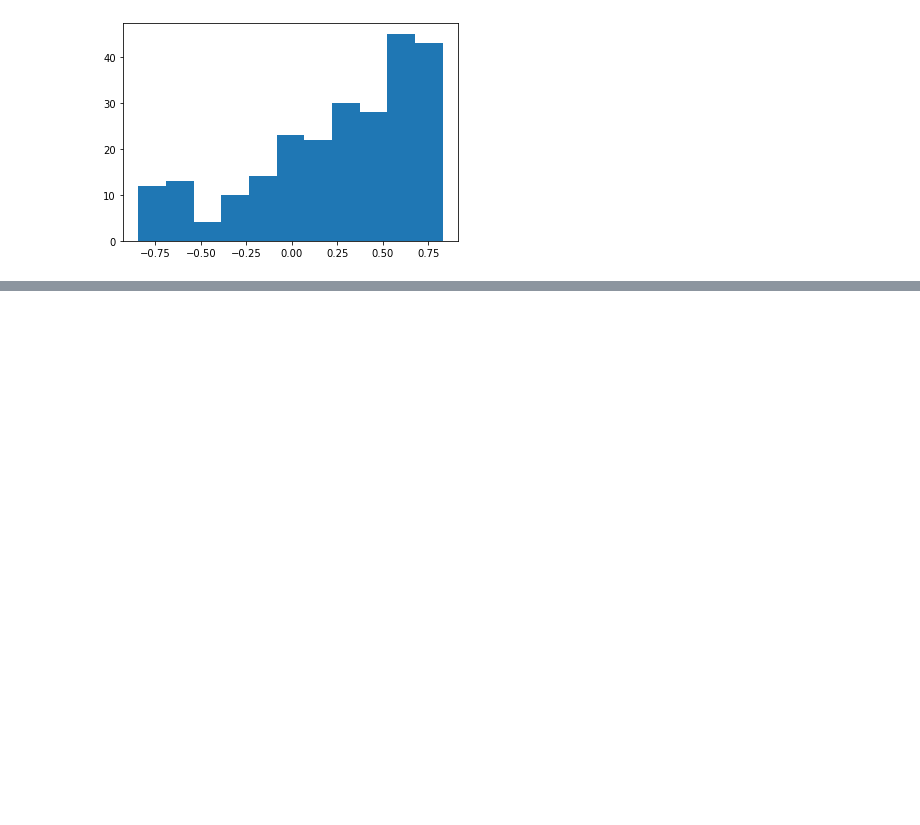
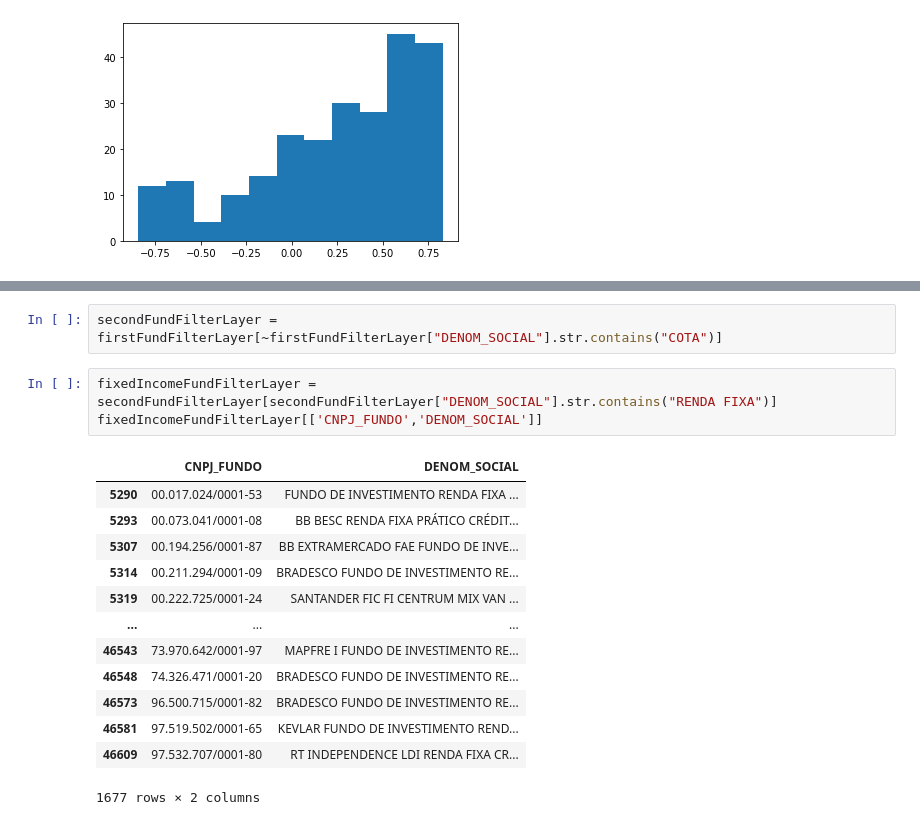
Before and after one commit to rafaelimai/ibmdscapstone, a Jupyter notebook: Capstone Work.ipynb, the cells around one changed output, grey strips where cells are left out. Cells and saved outputs as stored; diff of their text form; blank space fills up the shorter version.

```diff
--- a/Capstone Work.ipynb
+++ b/Capstone Work.ipynb
@@ -140,0 +144,19 @@ plt.hist(insightsIhfa[[1]], bins=11)
+# %%
+secondFundFilterLayer = firstFundFilterLayer[~firstFundFilterLayer["DENOM_SOCIAL"].str.contains("COTA")]
+# %%
+fixedIncomeFundFilterLayer = secondFundFilterLayer[secondFundFilterLayer["DENOM_SOCIAL"].str.contains("RENDA FIXA")]
+fixedIncomeFundFilterLayer[['CNPJ_FUNDO','DENOM_SOCIAL']]
+# %% [output]
+|  | CNPJ_FUNDO | DENOM_SOCIAL |
+| 5290 | 00.017.024/0001-53 | FUNDO DE INVESTIMENTO RENDA FIXA ... |
+| 5293 | 00.073.041/0001-08 | BB BESC RENDA FIXA PRÁTICO CRÉDIT... |
+| 5307 | 00.194.256/0001-87 | BB EXTRAMERCADO FAE FUNDO DE INVE... |
+| 5314 | 00.211.294/0001-09 | BRADESCO FUNDO DE INVESTIMENTO RE... |
+| 5319 | 00.222.725/0001-24 | SANTANDER FIC FI CENTRUM MIX VAN ... |
+| ... | ... | ... |
+| 46543 | 73.970.642/0001-97 | MAPFRE I FUNDO DE INVESTIMENTO RE... |
+| 46548 | 74.326.471/0001-20 | BRADESCO FUNDO DE INVESTIMENTO RE... |
+| 46573 | 96.500.715/0001-82 | BRADESCO FUNDO DE INVESTIMENTO RE... |
+| 46581 | 97.519.502/0001-65 | KEVLAR FUNDO DE INVESTIMENTO REND... |
+| 46609 | 97.532.707/0001-80 | RT INDEPENDENCE LDI RENDA FIXA CR... |
+1677 rows × 2 columns
```
Also changed, not shown: parts of 10 cells of this notebook.
